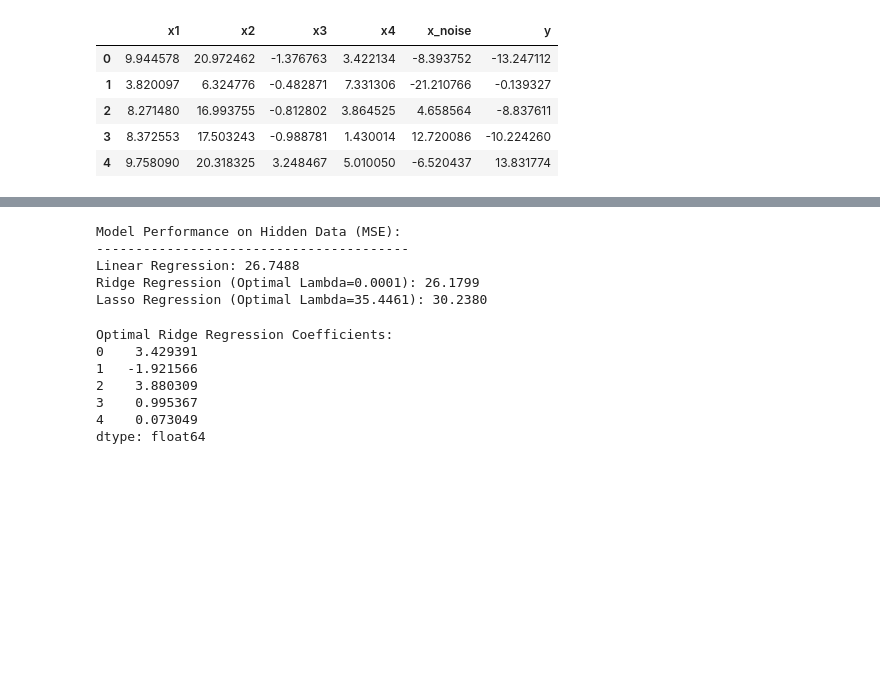
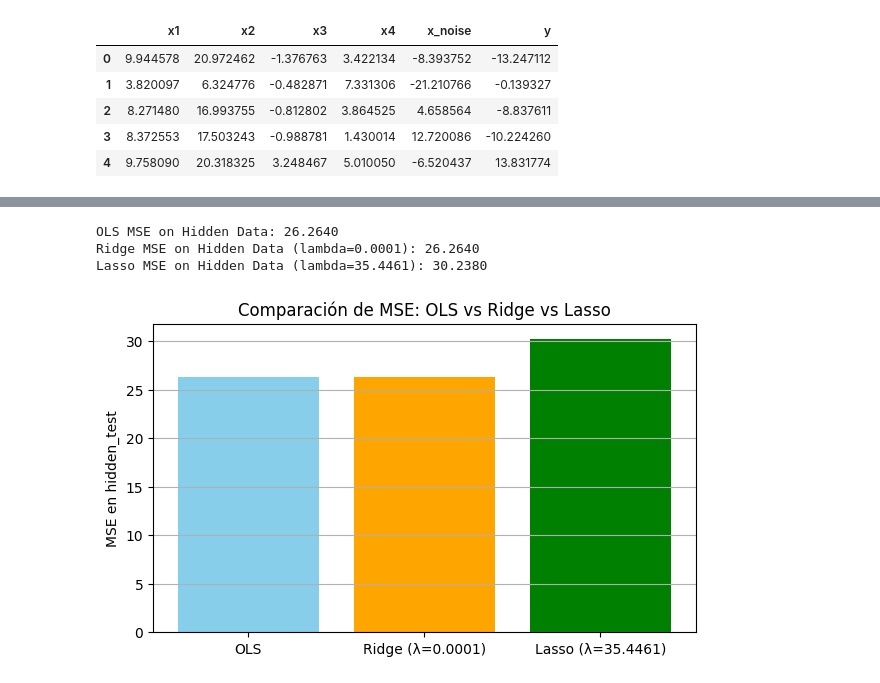
Before and after one commit to 1Enrique9/Ciencia-de-Datos, a Jupyter notebook: 7mo/Aprendizaje_automatico/Practicas/1/Practica1_ML.ipynb, the cells around one changed output, grey strips where cells are left out. Cells and saved outputs as stored; diff of their text form; code cells hidden in the pictures; blank space fills up the shorter version.

```diff
--- a/7mo/Aprendizaje_automatico/Practicas/1/Practica1_ML.ipynb
+++ b/7mo/Aprendizaje_automatico/Practicas/1/Practica1_ML.ipynb
@@ -316,5 +299,5 @@ Fase 4
 # %%
-df_hiden = pd.read_csv('hidden_test.csv')
+df_hiden = pd.read_csv(r"D:\Ciencia de Datos\7mo\Aprendizaje_automatico\Practicas\1\L1_alumnos\hidden_test.csv")
 df_hiden.head()
 # %% [output]
 |  | x1 | x2 | x3 | x4 | x_noise | y |
@@ -433,24 +309,47 @@ Lasso Regression MSE on Hidden Data (Optimal Lambda=35.4461): 30.237951408636757
-# %%
-print("Model Performance on Hidden Data (MSE):")
-print("-" * 40)
-print(f"Linear Regression: {mse_hidden_linear:.4f}")
-print(f"Ridge Regression (Optimal Lambda={optimal_lambda_ridge}): {mse_hidden_ridge:.4f}")
-print(f"Lasso Regression (Optimal Lambda={optimal_lambda_lasso:.4f}): {mse_hidden_lasso:.4f}")
-# %% [output]
-Model Performance on Hidden Data (MSE):
-----------------------------------------
-Linear Regression: 26.7488
-Ridge Regression (Optimal Lambda=0.0001): 26.1799
-Lasso Regression (Optimal Lambda=35.4461): 30.2380
-# %%
-# Print the coefficients of the optimal Ridge estimator
-print("Optimal Ridge Regression Coefficients:")
-print(ridge_est_optimal)
-# %% [output]
-Optimal Ridge Regression Coefficients:
-0    3.429391
-1   -1.921566
-2    3.880309
-3    0.995367
-4    0.073049
-dtype: float64
+# %%
+# --- Prepara los datos ---
+X_hidden = df_hiden.drop('y', axis=1)
+y_hidden = df_hiden['y']
+
+# --- Mínimos Cuadrados (OLS) ---
+theta_ols, _ = ols_fit(df.values, y.values)
+y_pred_hidden_ols = ols_predict(X_hidden.values, theta_ols)
+mse_hidden_ols = MSE(y_hidden.values, y_pred_hidden_ols)
+print(f"OLS MSE on Hidden Data: {mse_hidden_ols:.4f}")
+
+# --- Ridge (usa el mejor lambda encontrado previamente, por ejemplo 0.0001) ---
+optimal_lambda_ridge = 0.0001  # o el valor óptimo que hayas encontrado
+theta_ridge = ridge_fit(df.values, y.values, optimal_lambda_ridge)
+y_pred_hidden_ridge = ols_predict(X_hidden.values, theta_ridge)
+mse_hidden_ridge = MSE(y_hidden.values, y_pred_hidden_ridge)
+print(f"Ridge MSE on Hidden Data (lambda={optimal_lambda_ridge}): {mse_hidden_ridge:.4f}")
+
+# --- Lasso (usa el mejor modelo encontrado previamente) ---
+# Recupera los parámetros del mejor modelo Lasso
+best_intercept = best['intercept']
+best_beta_full = best['beta_full']
+# kept_mask ya está definido al estandarizar X_train (si no, vuelve a estandarizar para obtenerlo)
+# Si kept_mask no está en memoria, descomenta la siguiente línea:
+# _, _, _, _, _, kept_mask = standardize_for_lasso(X_train.values, y_train.values)
+
+y_pred_hidden_lasso, _ = predict_with_unscaled(X_hidden.values, best_intercept, best_beta_full[kept_mask], kept_mask)
+mse_hidden_lasso = MSE(y_hidden.values, y_pred_hidden_lasso)
+print(f"Lasso MSE on Hidden Data (lambda={best['lam']:.4f}): {mse_hidden_lasso:.4f}")
+# %% [output]
+OLS MSE on Hidden Data: 26.2640
+Ridge MSE on Hidden Data (lambda=0.0001): 26.2640
+Lasso MSE on Hidden Data (lambda=35.4461): 30.2380
+# %%
+# Gráfica comparativa de MSE en el conjunto oculto usando los modelos entrenados previamente
+
+metodos = ['OLS', f'Ridge (λ={optimal_lambda_ridge})', f'Lasso (λ={best["lam"]:.4f})']
+mses = [mse_hidden_ols, mse_hidden_ridge, mse_hidden_lasso]
+
+plt.figure(figsize=(7,4))
+plt.bar(metodos, mses, color=['skyblue', 'orange', 'green'])
+plt.ylabel('MSE en hidden_test')
+plt.title('Comparación de MSE: OLS vs Ridge vs Lasso')
+plt.grid(axis='y')
+plt.show()
+# %% [output]
+[figure, added]
```
Also changed, not shown: parts of 19 cells of this notebook.
